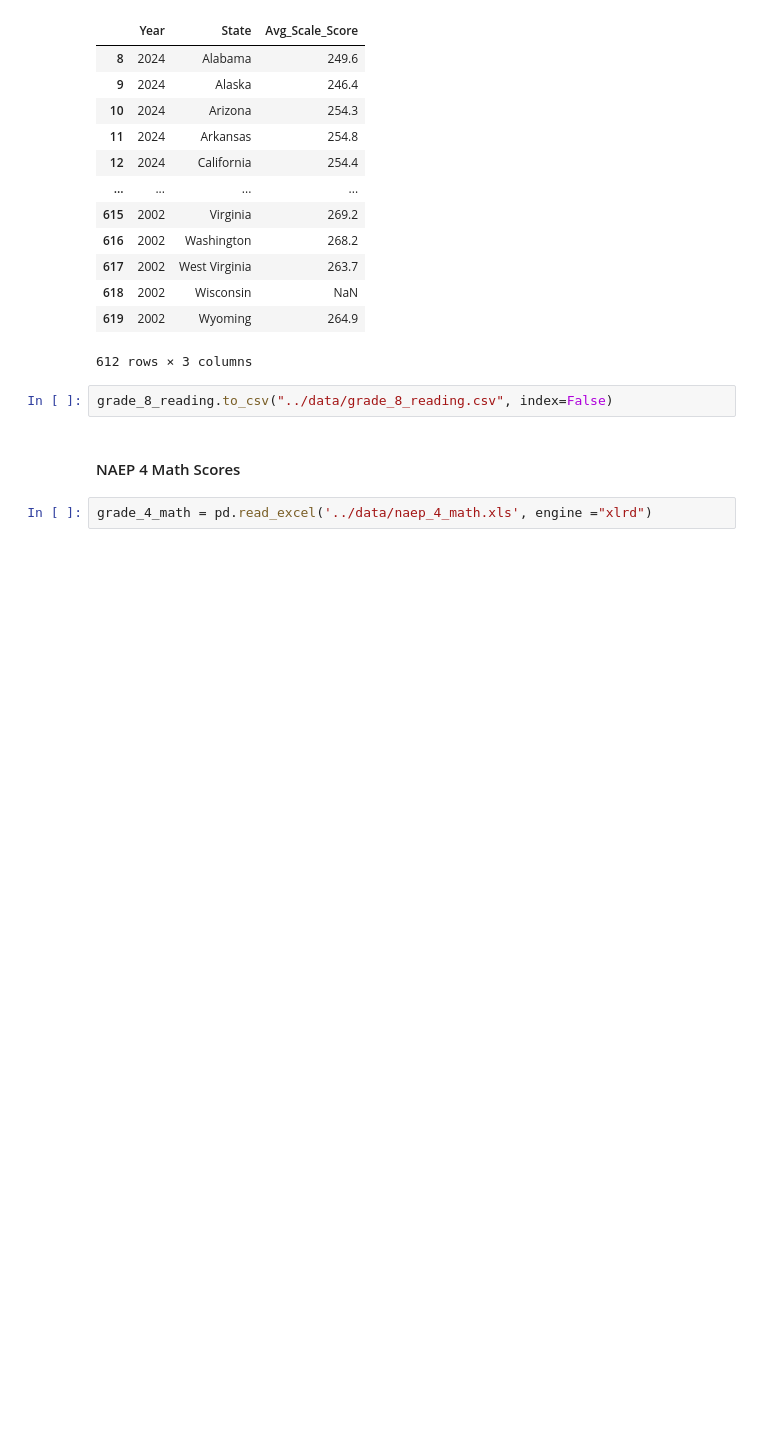
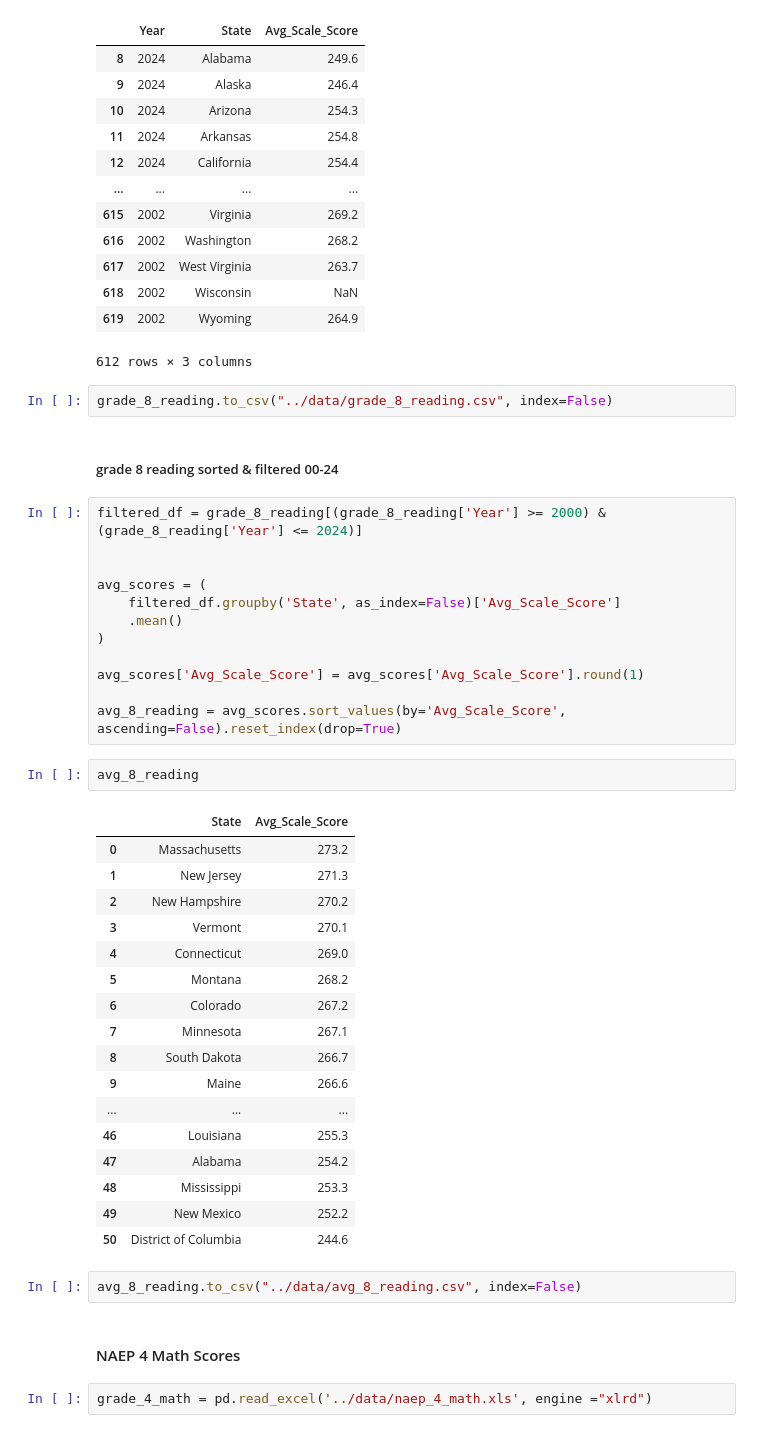
Before and after one commit to LeAnne-Velazquez/education_funding_and_student_outcomes, a Jupyter notebook: notebooks/naep_scores.ipynb, the cells around one changed output. Cells and saved outputs as stored; diff of their text form; blank space fills up the shorter version.

```diff
--- a/notebooks/naep_scores.ipynb
+++ b/notebooks/naep_scores.ipynb
@@ -105,6 +141,42 @@ grade_8_reading
 612 rows × 3 columns
 # %%
 grade_8_reading.to_csv("../data/grade_8_reading.csv", index=False)
+# %% [markdown]
+##### grade 8 reading sorted & filtered 00-24
+# %%
+filtered_df = grade_8_reading[(grade_8_reading['Year'] >= 2000) & (grade_8_reading['Year'] <= 2024)]
+
+
+avg_scores = (
+    filtered_df.groupby('State', as_index=False)['Avg_Scale_Score']
+    .mean()
+)
+
+avg_scores['Avg_Scale_Score'] = avg_scores['Avg_Scale_Score'].round(1)
+
+avg_8_reading = avg_scores.sort_values(by='Avg_Scale_Score', ascending=False).reset_index(drop=True)
+# %%
+avg_8_reading
+# %% [output]
+|  | State | Avg_Scale_Score |
+| 0 | Massachusetts | 273.2 |
+| 1 | New Jersey | 271.3 |
+| 2 | New Hampshire | 270.2 |
+| 3 | Vermont | 270.1 |
+| 4 | Connecticut | 269.0 |
+| 5 | Montana | 268.2 |
+| 6 | Colorado | 267.2 |
+| 7 | Minnesota | 267.1 |
+| 8 | South Dakota | 266.7 |
+| 9 | Maine | 266.6 |
+| ... | ... | ... |
+| 46 | Louisiana | 255.3 |
+| 47 | Alabama | 254.2 |
+| 48 | Mississippi | 253.3 |
+| 49 | New Mexico | 252.2 |
+| 50 | District of Columbia | 244.6 |
+# %%
+avg_8_reading.to_csv("../data/avg_8_reading.csv", index=False)
 # %% [markdown]
 #### NAEP 4 Math Scores
 # %%
```
Also changed, not shown: parts of 14 cells of this notebook, 1 other file.
